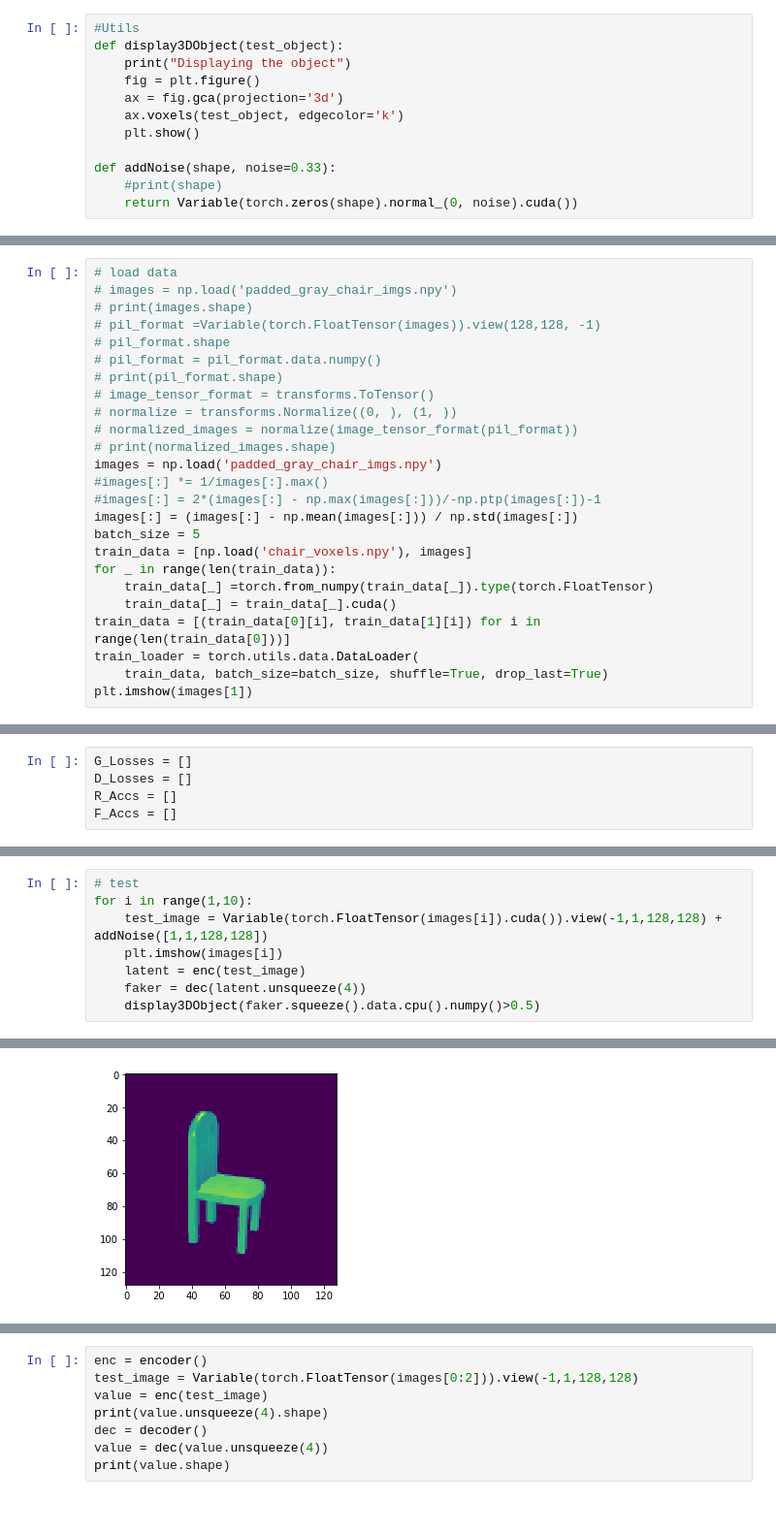
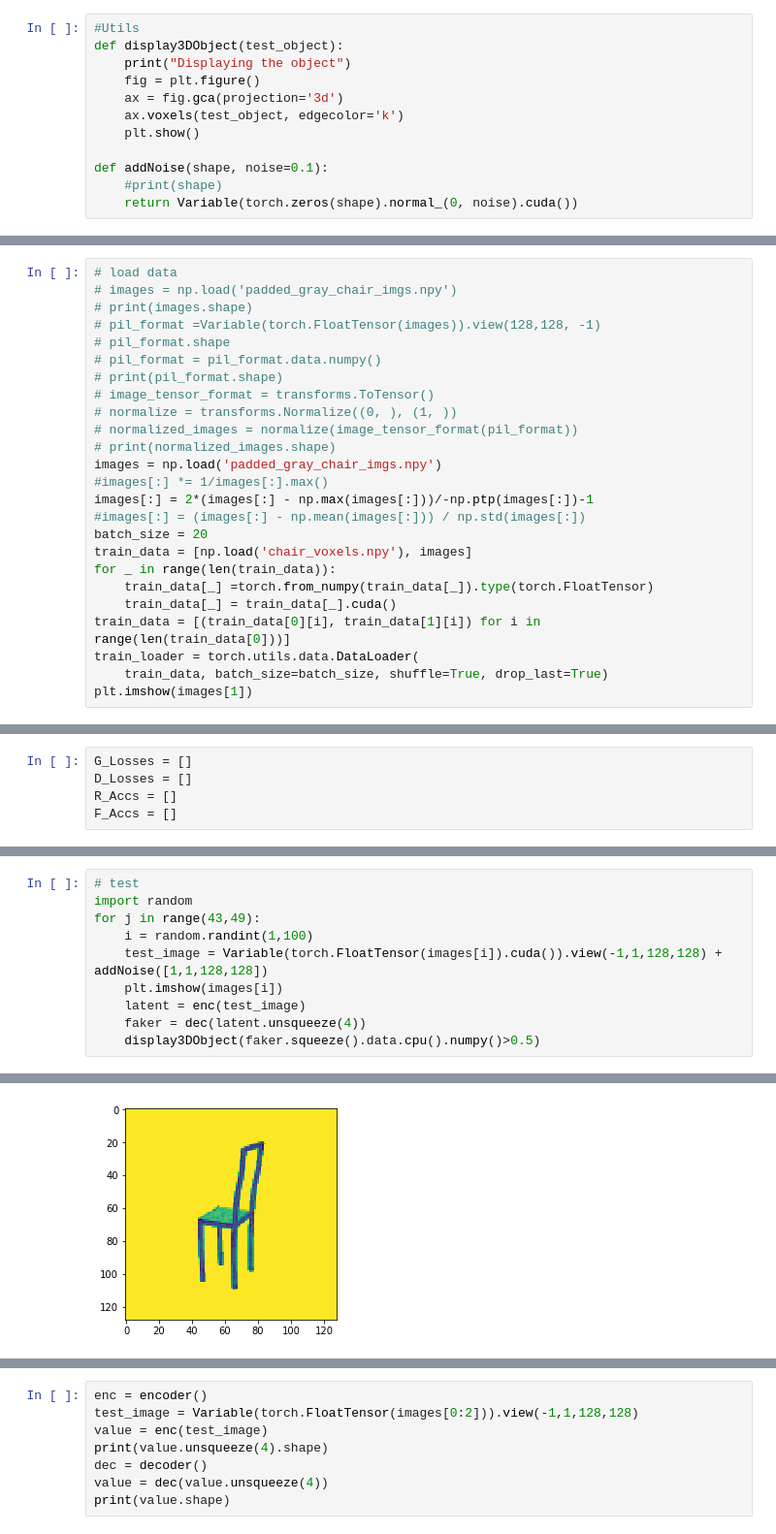
Before and after one commit to wezteoh/cross_dimension_translation, a Jupyter notebook: Auto3D.ipynb, the cells around one changed output, grey strips where cells are left out. Shown: that part at 97% size. Saved outputs shown, nothing was run; the diff lists cells and outputs as text.

```diff
--- a/Auto3D.ipynb
+++ b/Auto3D.ipynb
@@ -24,7 +24,7 @@ def display3DObject(test_object):
     ax.voxels(test_object, edgecolor='k')
     plt.show()
 
-def addNoise(shape, noise=0.33):
+def addNoise(shape, noise=0.1):
     #print(shape)
     return Variable(torch.zeros(shape).normal_(0, noise).cuda())
 # %%
@@ -240,9 +240,9 @@ class discriminator(nn.Module):
 # print(normalized_images.shape)
 images = np.load('padded_gray_chair_imgs.npy')
 #images[:] *= 1/images[:].max()
-#images[:] = 2*(images[:] - np.max(images[:]))/-np.ptp(images[:])-1
-images[:] = (images[:] - np.mean(images[:])) / np.std(images[:])
-batch_size = 5
+images[:] = 2*(images[:] - np.max(images[:]))/-np.ptp(images[:])-1
+#images[:] = (images[:] - np.mean(images[:])) / np.std(images[:])
+batch_size = 20
 train_data = [np.load('chair_voxels.npy'), images]
 for _ in range(len(train_data)):
     train_data[_] =torch.from_numpy(train_data[_]).type(torch.FloatTensor)
@@ -402,12 +401,14 @@ Epoch:  5
 KeyboardInterrupt:
 # %%
 # test
-for i in range(1,10):
+import random
+for j in range(43,49):
+    i = random.randint(1,100)
     test_image = Variable(torch.FloatTensor(images[i]).cuda()).view(-1,1,128,128) + addNoise([1,1,128,128])
     plt.imshow(images[i])
     latent = enc(test_image)
     faker = dec(latent.unsqueeze(4))
     display3DObject(faker.squeeze().data.cpu().numpy()>0.5)
 # %% [output]
 Displaying the object
-[figure, old version]
+[figure, new version]
```
Also changed, not shown: parts of 9 cells of this notebook.
